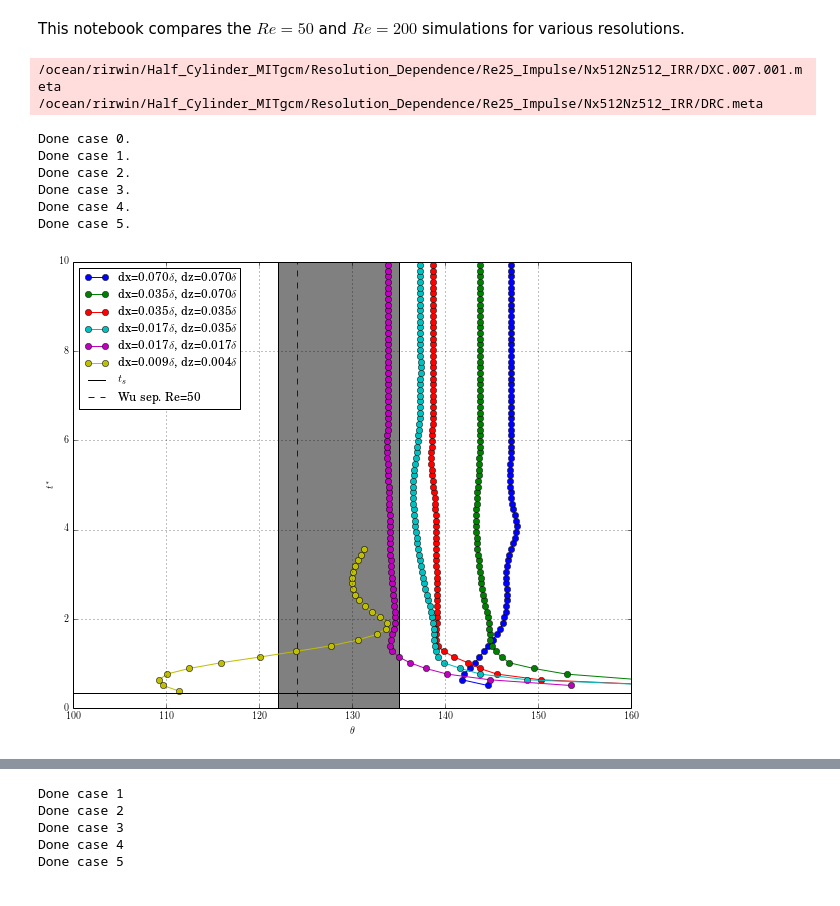
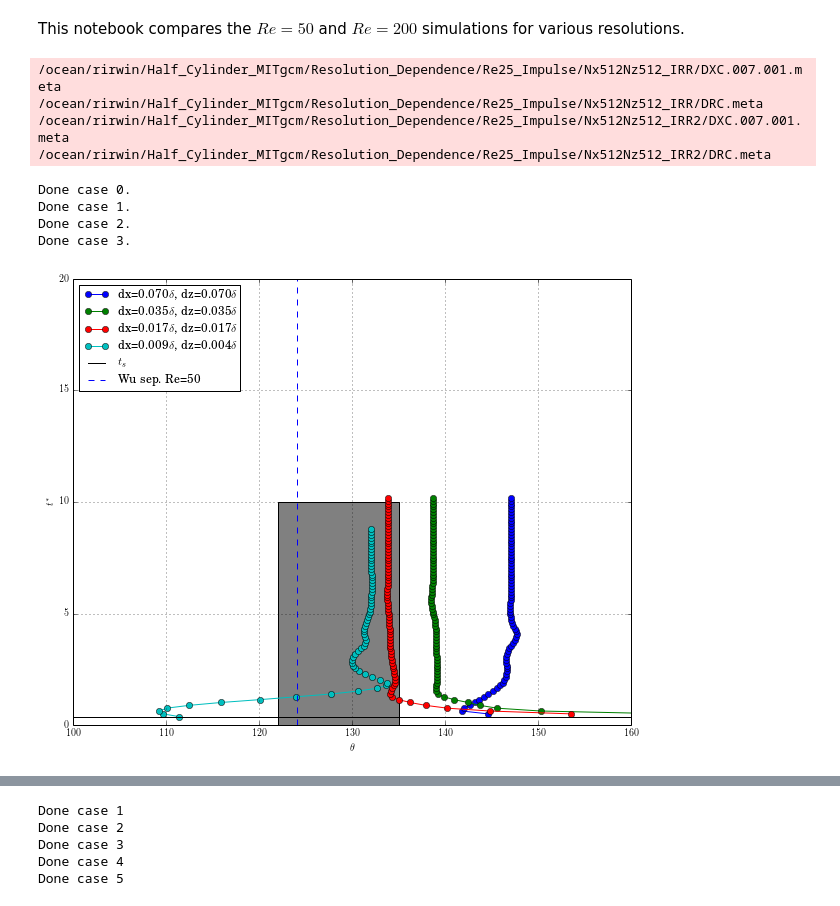
Before and after one commit to UBC-MOAD/flow_separation, a Jupyter notebook: half_cylinder_notebooks/feb2.ipynb, the cells around one changed output, grey strips where cells are left out. Saved outputs shown, nothing was run; the diff lists cells and outputs as text; code cells hidden in the pictures.

```diff
--- a/half_cylinder_notebooks/feb2.ipynb
+++ b/half_cylinder_notebooks/feb2.ipynb
@@ -25,25 +25,10 @@ pylab.rcParams['figure.figsize'] = (10.0, 8.0)
 cyl_case = []
 
 cyl_case.append(cyl.CylCase('/ocean/rirwin/Half_Cylinder_MITgcm/Resolution_Dependence/Re25_Impulse/Nx128Nz128/'))
-cyl_case.append(cyl.CylCase('/ocean/rirwin/Half_Cylinder_MITgcm/Resolution_Dependence/Re25_Impulse/Nx256Nz128/'))
 cyl_case.append(cyl.CylCase('/ocean/rirwin/Half_Cylinder_MITgcm/Resolution_Dependence/Re25_Impulse/Nx256Nz256/'))
-cyl_case.append(cyl.CylCase('/ocean/rirwin/Half_Cylinder_MITgcm/Resolution_Dependence/Re25_Impulse/Nx512Nz256/'))
 cyl_case.append(cyl.CylCase('/ocean/rirwin/Half_Cylinder_MITgcm/Resolution_Dependence/Re25_Impulse/Nx512Nz512/'))
 cyl_case.append(cyl.CylCase('/ocean/rirwin/Half_Cylinder_MITgcm/Resolution_Dependence/Re25_Impulse/Nx512Nz512_IRR/'))
-#cyl_case.append(cyl.CylCase('/ocean/rirwin/Half_Cylinder_MITgcm/Resolution_Dependence/Re25_Impulse/Nx1024'))
-
-
-
-#cyl_case.append(cyl.CylCase('/ocean/rirwin/Half_Cylinder_MITgcm/Resolution_Dependence/Re50_Impulse/Nx128Nz128/'))
-#cyl_case.append(cyl.CylCase('/ocean/rirwin/Half_Cylinder_MITgcm/Resolution_Dependence/Re50_Impulse/Nx256Nz128/'))
-#cyl_case.append(cyl.CylCase('/ocean/rirwin/Half_Cylinder_MITgcm/Resolution_Dependence/Re50_Impulse/Nx256Nz256/'))
-#cyl_case.append(cyl.CylCase('/ocean/rirwin/Half_Cylinder_MITgcm/Resolution_Dependence/Re50_Impulse/Nx512Nz256/'))
-#cyl_case.append(cyl.CylCase('/ocean/rirwin/Half_Cylinder_MITgcm/Resolution_Dependence/Re50_Impulse/Nx512Nz512/'))
-#cyl_case.append(cyl.CylCase('/ocean/rirwin/Half_Cylinder_MITgcm/Resolution_Dependence/Re200_Seed/Nx128Nz128/'))
-#cyl_case.append(cyl.CylCase('/ocean/rirwin/Half_Cylinder_MITgcm/Resolution_Dependence/Re200_Seed/Nx256Nz128/'))
-#cyl_case.append(cyl.CylCase('/ocean/rirwin/Half_Cylinder_MITgcm/Resolution_Dependence/Re200_Seed/Nx256Nz256/'))
-#cyl_case.append(cyl.CylCase('/ocean/rirwin/Half_Cylinder_MITgcm/Resolution_Dependence/Re200_Seed/Nx512Nz256/'))
-#cyl_case.append(cyl.CylCase('/ocean/rirwin/Half_Cylinder_MITgcm/Resolution_Dependence/Re200_Seed/Nx512Nz512/'))
+#cyl_case.append(cyl.CylCase('/ocean/rirwin/Half_Cylinder_MITgcm/Resolution_Dependence/Re25_Impulse/Nx512Nz512_IRR2/'))
 # %%
 NCASES = len(cyl_case)
 dout = []
@@ -53,30 +38,35 @@ id_str = []
 
 #Re = 25
 dout.append(1000)
-dout.append(2000)
-dout.append(5000)
 dout.append(5000)
 dout.append(10000)
 dout.append(40000)
+#dout.append(1.5e-5)
+
 max_out.append(80000)
-max_out.append(160000)
-max_out.append(400000)
 max_out.append(400000)
 max_out.append(800000)
-max_out.append(1120000)
+max_out.append(2760000)
+#max_out.append(160000)
 
 delta = np.sqrt(2e-5/0.01)
 
 id_str.append("dx={:1.3f}".format(0.4/128/delta)+'$\delta$, '+"dz={:1.3f}".format(0.4/128/delta)+'$\delta$')
-id_str.append("dx={:1.3f}".format(0.4/256/delta)+'$\delta$, '+"dz={:1.3f}".format(0.4/128/delta)+'$\delta$')
 id_str.append("dx={:1.3f}".format(0.4/256/delta)+'$\delta$, '+"dz={:1.3f}".format(0.4/256/delta)+'$\delta$')
-id_str.append("dx={:1.3f}".format(0.4/512/delta)+'$\delta$, '+"dz={:1.3f}".format(0.4/256/delta)+'$\delta$')
 id_str.append("dx={:1.3f}".format(0.4/512/delta)+'$\delta$, '+"dz={:1.3f}".format(0.4/512/delta)+'$\delta$')
 DXC_irr = rdmds('/ocean/rirwin/Half_Cylinder_MITgcm/Resolution_Dependence/Re25_Impulse/Nx512Nz512_IRR/DXC')
 DRC_irr = rdmds('/ocean/rirwin/Half_Cylinder_MITgcm/Resolution_Dependence/Re25_Impulse/Nx512Nz512_IRR/DRC')
 dxmin = np.min(np.min(DXC_irr))
 dzmin = np.min(np.min(DRC_irr))
 id_str.append("dx={:1.3f}".format(dxmin/delta)+'$\delta$, '+"dz={:1.3f}".format(dzmin/delta)+'$\delta$')
+DXC_irr2 = rdmds('/ocean/rirwin/Half_Cylinder_MITgcm/Resolution_Dependence/Re25_Impulse/Nx512Nz512_IRR2/DXC')
+DRC_irr2 = rdmds('/ocean/rirwin/Half_Cylinder_MITgcm/Resolution_Dependence/Re25_Impulse/Nx512Nz512_IRR2/DRC')
+dxmin2 = np.min(np.min(DXC_irr2))
+dzmin2 = np.min(np.min(DRC_irr2))
+
+dx_vals = np.array([0.4/128,0.4/256,0.4/512,dxmin])/delta
+dz_vals = np.array([0.4/128,0.4/256,0.4/512,dzmin])/delta
+
 #id_str.append("dx={:1.3f}".format(0.4/1024/delta)+'$\delta$, '+"dz={:1.3f}".format(0.4/1024/delta)+'$\delta$')
 #id_str.append('Re25.128x128')
 #id_str.append('Re25.256x128')
@@ -86,6 +76,8 @@ id_str.append("dx={:1.3f}".format(dxmin/delta)+'$\delta$, '+"dz={:1.3f}".format(
 # %% [output]
 /ocean/rirwin/Half_Cylinder_MITgcm/Resolution_Dependence/Re25_Impulse/Nx512Nz512_IRR/DXC.007.001.meta
 /ocean/rirwin/Half_Cylinder_MITgcm/Resolution_Dependence/Re25_Impulse/Nx512Nz512_IRR/DRC.meta
+/ocean/rirwin/Half_Cylinder_MITgcm/Resolution_Dependence/Re25_Impulse/Nx512Nz512_IRR2/DXC.007.001.meta
+/ocean/rirwin/Half_Cylinder_MITgcm/Resolution_Dependence/Re25_Impulse/Nx512Nz512_IRR2/DRC.meta
 # %%
 %%capture --no-stdout
 all_sep_pts = []
@@ -102,33 +94,33 @@ Done case 0.
 Done case 1.
 Done case 2.
 Done case 3.
-Done case 4.
-Done case 5.
 # %%
 pylab.rcParams['figure.figsize'] = (10.0, 8.0)
 
 plt.figure()
 
+fin_sep = []
 for ii in range(0,NCASES):
     sep_pts = all_sep_pts[ii]
     tt = []
     sep = []
     for jj in sep_pts:
         tt.append((jj[0]/dout[ii])/(np.pi*0.025/0.01))
         sep.append(jj[1])
+    fin_sep.append(sep[-1])
     plt.plot(sep,tt,'-o',label=id_str[ii])
 
 plt.xlim((100,160))
-plt.ylim((0,10))
+#plt.ylim((0,10))
 plt.plot([100,180],[0.35,0.35],'-k',label=r'$t_s$')
 #plt.plot([104.5,104.5],[0,20],'--k',label=r'Blasius sep.')
 plt.fill_betweenx([0,10],122,135,facecolor='gray',label='Wu region')
 plt.plot([124,124],[0,20],'--b',label=r'Wu sep. Re=50')
 #plt.plot([135,135],[0,20],'--g',label=r'Wu sep. Re=50')
 plt.legend(loc=2)
 plt.grid()
 plt.ylabel(r'$t^*$')
 plt.xlabel(r'$\theta$')
 plt.show()
 # %% [output]
-[figure, old version]
+[figure, new version]
```
Also changed, not shown: parts of 2 cells of this notebook, 2 other files.
